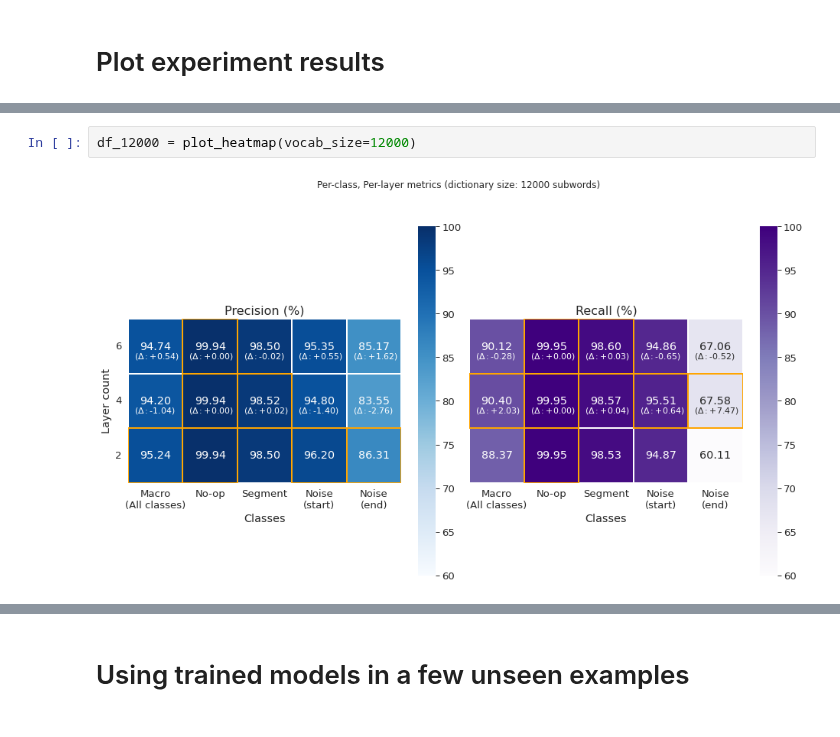
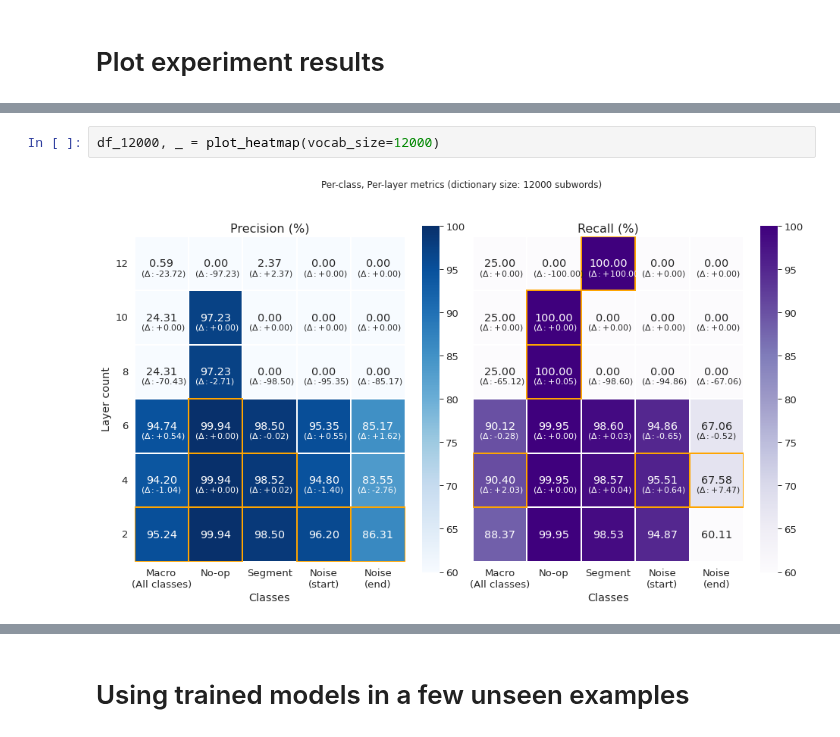
Before and after one commit to ulysses-camara/ulysses-segmenter, a Jupyter notebook: notebooks/4_result_analysis.ipynb, the cells around one changed output, grey strips where cells are left out. Saved outputs shown, nothing was run; the diff lists cells and outputs as text.

Commit message:
update: add diff heatmap between distinct dict sizes in result_analysis

```diff
--- a/notebooks/4_result_analysis.ipynb
+++ b/notebooks/4_result_analysis.ipynb
@@ -193,6 +258,6 @@ df_6000 = plot_heatmap(vocab_size=6000)
 # %% [output]
 [figure]
 # %%
-df_12000 = plot_heatmap(vocab_size=12000)
+df_12000, _ = plot_heatmap(vocab_size=12000)
 # %% [output]
-[figure, old version]
+[figure, new version]
```
Also changed, not shown: parts of 7 cells of this notebook.
